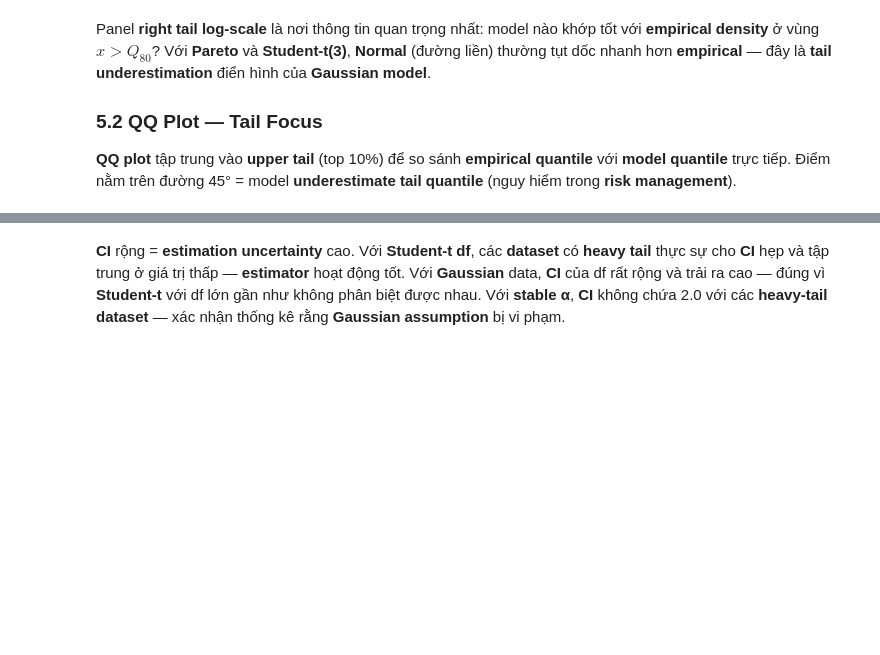
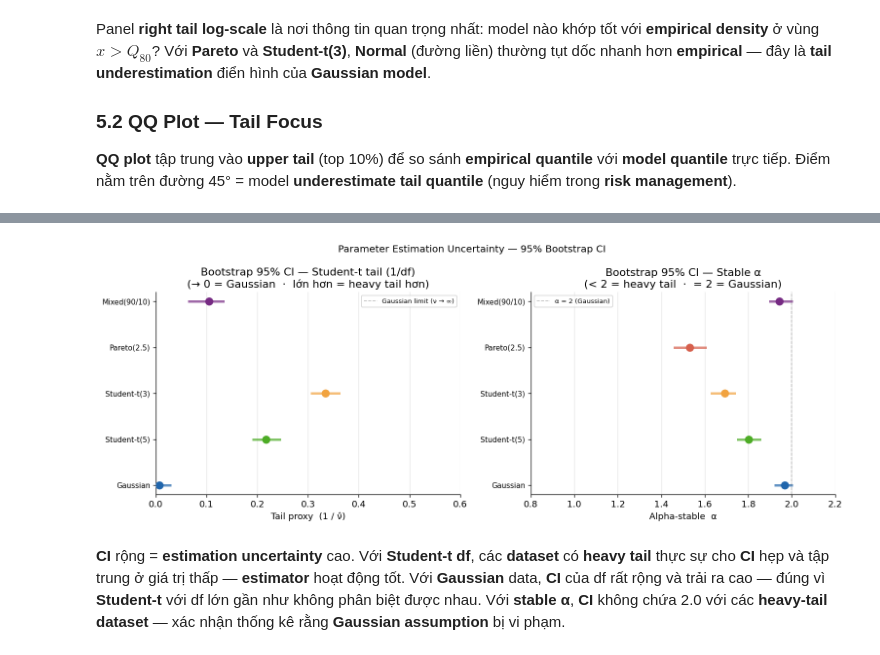
Before and after one commit to thisYui/Fat-Tail-Risk, a Jupyter notebook: notebooks/03_distribution_modeling.ipynb, the cells around one changed output, grey strips where cells are left out. Cells and saved outputs as stored; diff of their text form; code cells hidden in the pictures; blank space fills up the shorter version.

Commit message:
src distribution fixing

```diff
--- a/notebooks/03_distribution_modeling.ipynb
+++ b/notebooks/03_distribution_modeling.ipynb
@@ -65,7 +66,7 @@ MODEL_COLORS = {
 # %% [markdown]
 ### Load dữ liệu từ Notebook 01
 # %%
-df = pd.read_parquet("data/generated/synthetic_distributions.parquet")
+df = pd.read_parquet("../data/generated/synthetic_distributions.parquet")
 datasets = {col: df[col].to_numpy() for col in df.columns}
 
 print(f"Loaded {len(datasets)} datasets, each n = {len(next(iter(datasets.values()))):,}")
@@ -394,19 +498,23 @@ Chúng ta tập trung vào **Student-t df** ($\hat{\nu}$) và **Alpha-stable α*
 # %%
-N_BOOTSTRAP = 300   # giảm để chạy nhanh; dùng 500+ cho kết quả chính xác hơn
+N_BOOTSTRAP = 200
 SEED        = 42
 
 ci_rows = []
 for ds_name, arr in datasets.items():
-    print(f"Bootstrap CI: {ds_name}...")
+    print(f"Bootstrap CI: {ds_name}...", end=" ", flush=True)
+    t0 = time.time()
 
-    # CI cho Student-t df
+    # CI cho Student-t df — dùng MLE nên bootstrap CI có ý nghĩa thống kê
     t_cis = bootstrap_parameter_cis(
         arr, student_t.fit,
         n_bootstrap=N_BOOTSTRAP, confidence_level=0.95, seed=SEED
     )
-    # CI cho Stable alpha
+
+    # Stable α — dùng mcculloch (quantile estimator) thay MLE
+    # Bootstrap CI từ quantile estimator vẫn hợp lệ — phản ánh
+    # sampling variability của quantile-based estimate
     s_cis = bootstrap_parameter_cis(
-        arr, stable.fit,
+        arr, lambda x: stable.fit(x),   # mcculloch by default, < 1ms
         n_bootstrap=N_BOOTSTRAP, confidence_level=0.95, seed=SEED
     )
 
@@ -421,6 +529,7 @@ for ds_name, arr in datasets.items():
         "stable-α CI upper":  round(s_cis["alpha"]["ci_upper"], 3),
         "stable-α SE":        round(s_cis["alpha"]["se"], 4),
     })
+    print(f"{time.time()-t0:.1f}s")
 
 print("\nDone.")
 df_ci = pd.DataFrame(ci_rows).set_index("Dataset")
@@ -428,46 +552,77 @@ df_ci
 # %%
-# Trực quan hóa bootstrap CI cho Student-t df
 fig, axes = plt.subplots(1, 2, figsize=(13, 5))
+ds_names  = df_ci.index.tolist()
+y_pos     = np.arange(len(ds_names))
 
-ds_names   = df_ci.index.tolist()
-y_pos      = np.arange(len(ds_names))
+# ── Panel trái: Tail proxy = 1 / df ───────────────────────────────────────
+ax = axes[0]
 
-# Panel trái: Student-t df
-ax = axes[0]
 for i, name in enumerate(ds_names):
     est = df_ci.loc[name, "t-df  point est"]
     lo  = df_ci.loc[name, "t-df  95% CI lower"]
     hi  = df_ci.loc[name, "t-df  95% CI upper"]
-    ax.plot([lo, hi], [i, i], lw=3, color=COLORS[name], alpha=0.7)
-    ax.scatter(est, i, s=80, zorder=5, color=COLORS[name])
+
+    # tránh division issues
+    est_t = 1 / est if est > 0 else 0
+    lo_t  = 1 / hi  if hi  > 0 else 0   # đảo chiều CI
+    hi_t  = 1 / lo  if lo  > 0 else 0
+
+    ax.plot([lo_t, hi_t], [i, i],
+            lw=3, color=COLORS[name], alpha=0.7)
+
+    ax.scatter(est_t, i,
+               s=80, zorder=5, color=COLORS[name])
+
 ax.set_yticks(y_pos)
 ax.set_yticklabels(ds_names, fontsize=9)
-ax.set_xlabel("Student-t  df  (ν̂)")
-ax.set_title("Bootstrap 95% CI — Student-t df\n(nhỏ hơn = heavy tail hơn)")
-ax.axvline(30, color="gray", ls="--", lw=1, alpha=0.5, label="df=30 ≈ Gaussian")
+
+ax.set_xlim(0, 0.6)
+ax.set_xlabel("Tail proxy  (1 / ν̂)")
+ax.set_title("Bootstrap 95% CI — Student-t tail (1/df)\n"
+             "(→ 0 = Gaussian  ·  lớn hơn = heavy tail hơn)")
+
+ax.axvline(0, color="gray", ls="--", lw=1, alpha=0.5,
+           label="Gaussian limit (ν → ∞)")
+
 ax.legend(fontsize=8)
 ax.grid(True, alpha=0.3, axis="x")
 
-# Panel phải: Stable alpha
+
+# ── Panel phải: Stable alpha ──────────────────────────────────────────────
 ax = axes[1]
+
 for i, name in enumerate(ds_names):
     est = df_ci.loc[name, "stable-α point est"]
     lo  = df_ci.loc[name, "stable-α CI lower"]
     hi  = df_ci.loc[name, "stable-α CI upper"]
-    ax.plot([lo, hi], [i, i], lw=3, color=COLORS[name], alpha=0.7)
-    ax.scatter(est, i, s=80, zorder=5, color=COLORS[name])
+
+    ax.plot([lo, hi], [i, i],
+            lw=3, color=COLORS[name], alpha=0.7)
+
+    ax.scatter(est, i,
+               s=80, zorder=5, color=COLORS[name])
+
 ax.set_yticks(y_pos)
 ax.set_yticklabels(ds_names, fontsize=9)
+
+ax.set_xlim(0.8, 2.2)
 ax.set_xlabel("Alpha-stable  α")
-ax.set_title("Bootstrap 95% CI — Stable α\n(< 2 = heavy tail · = 2 = Gaussian)")
-ax.axvline(2.0, color="gray", ls="--", lw=1, alpha=0.5, label="α=2 (Gaussian)")
-ax.set_xlim(0.8, 2.2)
+ax.set_title("Bootstrap 95% CI — Stable α\n"
+             "(< 2 = heavy tail  ·  = 2 = Gaussian)")
+
+ax.axvline(2.0, color="gray", ls="--", lw=1, alpha=0.5,
+           label="α = 2 (Gaussian)")
+
 ax.legend(fontsize=8)
 ax.grid(True, alpha=0.3, axis="x")
 
+
 fig.suptitle("Parameter Estimation Uncertainty — 95% Bootstrap CI", fontsize=12)
+
 plt.tight_layout()
 plt.show()
+# %% [output]
+[figure, added]
 # %% [markdown]
 **CI** rộng = **estimation uncertainty** cao. Với **Student-t df**, các **dataset** có **heavy tail** thực sự cho **CI** hẹp và tập trung ở giá trị thấp — **estimator** hoạt động tốt. Với **Gaussian** data, **CI** của df rất rộng và trải ra cao — đúng vì **Student-t** với df lớn gần như không phân biệt được nhau. Với **stable α**, **CI** không chứa 2.0 với các **heavy-tail dataset** — xác nhận thống kê rằng **Gaussian assumption** bị vi phạm.
 # %% [markdown]
```
Also changed, not shown: parts of 16 cells of this notebook, 8 other files.
